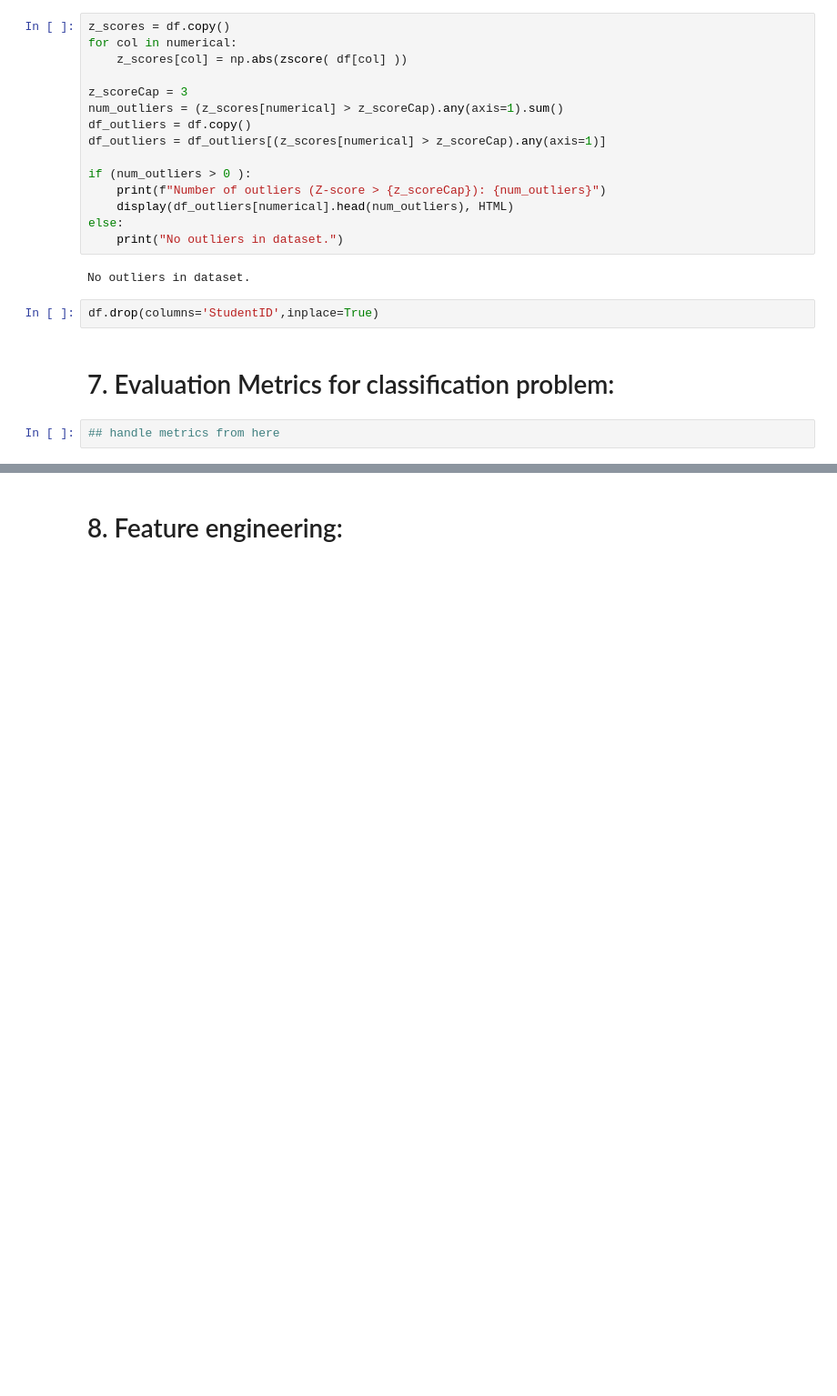
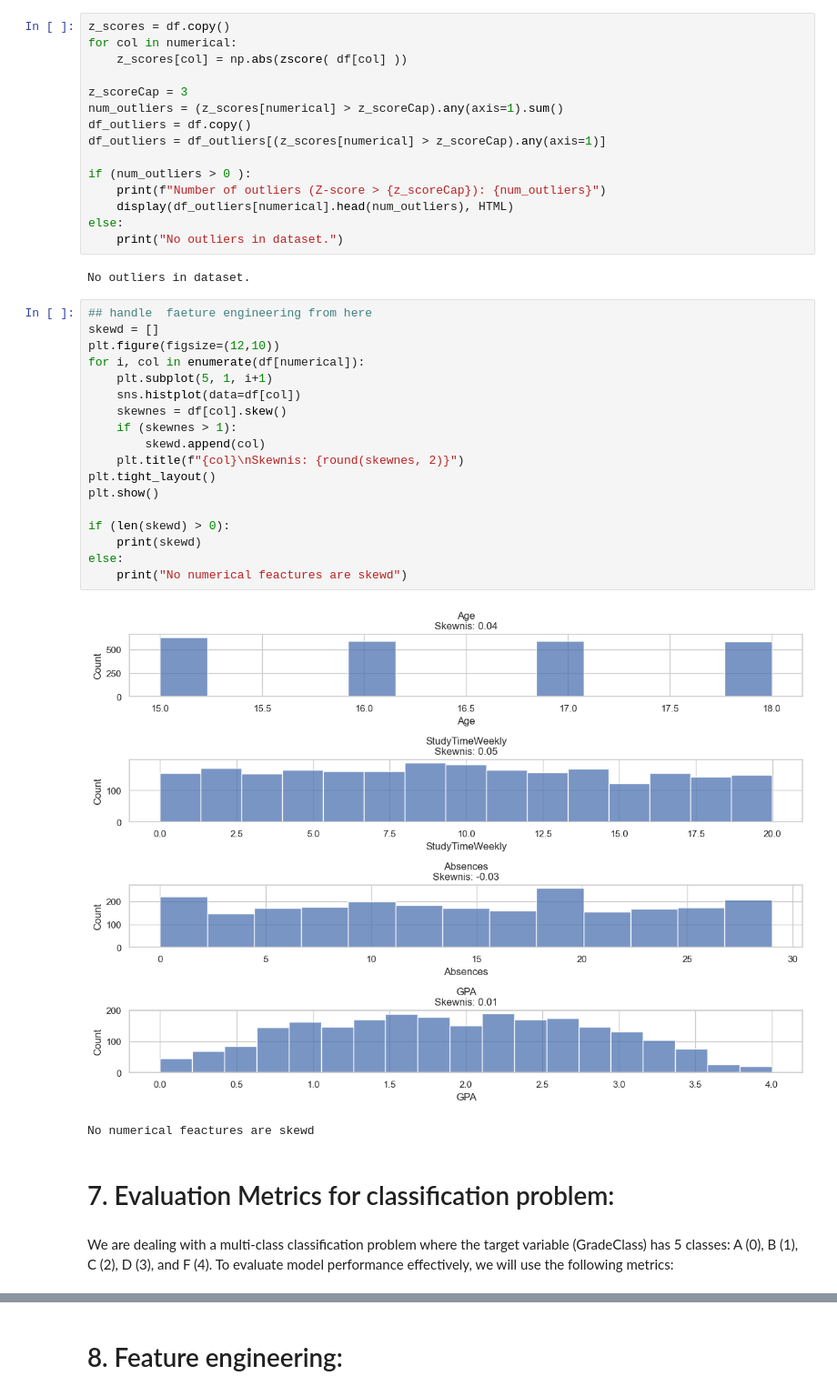
Before and after one commit to CantCode29/MLG382ProjectFolder, a Jupyter notebook: notebooks/BrightAcademyGradeAnalysisAndPredictionNoteBook.ipynb, the cells around one changed output, grey strips where cells are left out. Shown at 91% size. Cells and saved outputs as stored; diff of their text form; blank space fills up the shorter version.

Commit message:
Added Cell to check if any of the numerical feathers are skewd.

```diff
--- a/notebooks/BrightAcademyGradeAnalysisAndPredictionNoteBook.ipynb
+++ b/notebooks/BrightAcademyGradeAnalysisAndPredictionNoteBook.ipynb
@@ -447,9 +447,29 @@ else:
     print("No outliers in dataset.")
 # %% [output]
 No outliers in dataset.
-# %%
-df.drop(columns='StudentID',inplace=True)
+# %%
+## handle  faeture engineering from here
+skewd = []
+plt.figure(figsize=(12,10))
+for i, col in enumerate(df[numerical]):
+    plt.subplot(5, 1, i+1)
+    sns.histplot(data=df[col])
+    skewnes = df[col].skew()
+    if (skewnes > 1):
+        skewd.append(col)
+    plt.title(f"{col}\nSkewnis: {round(skewnes, 2)}")
+plt.tight_layout()
+plt.show()
+
+if (len(skewd) > 0):
+    print(skewd)
+else:
+    print("No numerical feactures are skewd")
+# %% [output]
+[figure, added]
+No numerical feactures are skewd
 # %% [markdown]
 # 7. Evaluation Metrics for classification problem:
-# %%
-## handle metrics from here
+# %% [markdown]
+We are dealing with a multi-class classification problem where the target variable (GradeClass) has 5 classes: A (0), B (1), C (2), D (3), and F (4).
+To evaluate model performance effectively, we will use the following metrics:
```
Also changed, not shown: parts of 4 cells of this notebook.
